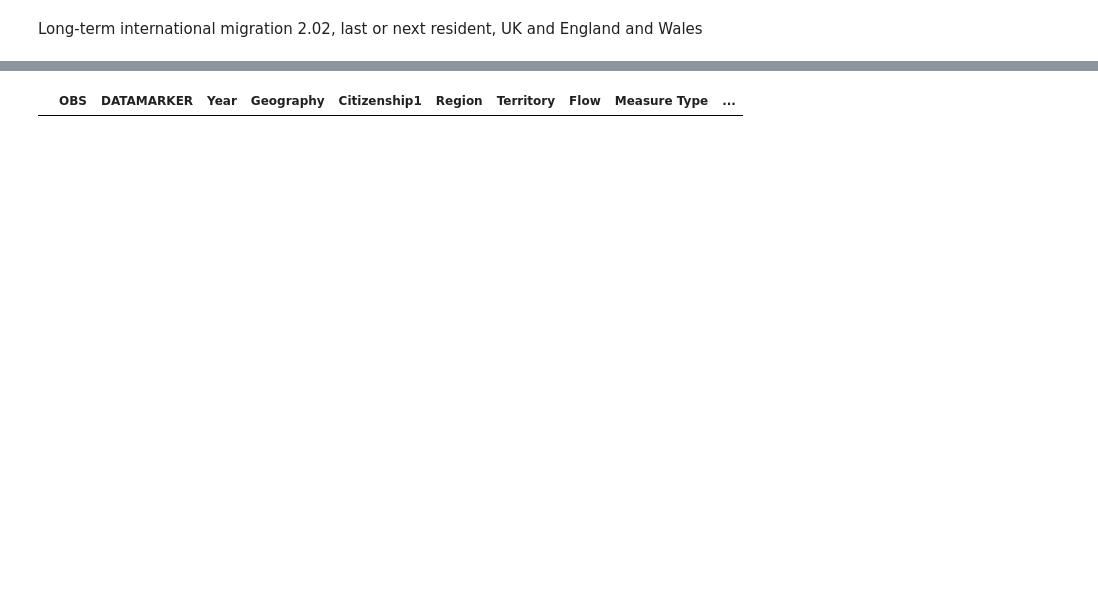
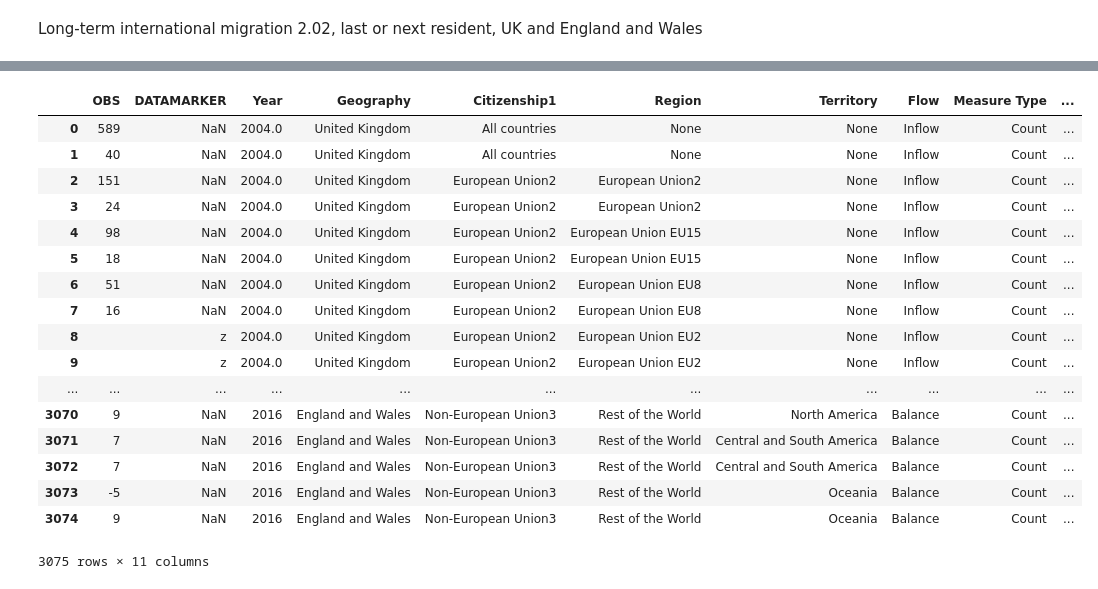
Before and after one commit to GSS-Cogs/ONS-LTIM-country-of-residence, a Jupyter notebook: Long-term international migration 2.02 next or last residence tidydata.ipynb, the cells around one changed output, grey strips where cells are left out. Cells and saved outputs as stored; diff of their text form; code cells hidden in the pictures; blank space fills up the shorter version.

```diff
--- a/Long-term international migration 2.02 next or last residence tidydata.ipynb
+++ b/Long-term international migration 2.02 next or last residence tidydata.ipynb
@@ -125,0 +171,21 @@ new_table
+# %%
+new_table[new_table['DATAMARKER'] != 'None']
+# %% [output]
+|  | OBS | DATAMARKER | Year | Geography | Citizenship1 | Region | Territory | Flow | Measure Type | ... |
+| 0 | 589 | NaN | 2004.0 | United Kingdom | All countries | None | None | Inflow | Count | ... |
+| 1 | 40 | NaN | 2004.0 | United Kingdom | All countries | None | None | Inflow | Count | ... |
+| 2 | 151 | NaN | 2004.0 | United Kingdom | European Union2 | European Union2 | None | Inflow | Count | ... |
+| 3 | 24 | NaN | 2004.0 | United Kingdom | European Union2 | European Union2 | None | Inflow | Count | ... |
+| 4 | 98 | NaN | 2004.0 | United Kingdom | European Union2 | European Union EU15 | None | Inflow | Count | ... |
+| 5 | 18 | NaN | 2004.0 | United Kingdom | European Union2 | European Union EU15 | None | Inflow | Count | ... |
+| 6 | 51 | NaN | 2004.0 | United Kingdom | European Union2 | European Union EU8 | None | Inflow | Count | ... |
+| 7 | 16 | NaN | 2004.0 | United Kingdom | European Union2 | European Union EU8 | None | Inflow | Count | ... |
+| 8 |  | z | 2004.0 | United Kingdom | European Union2 | European Union EU2 | None | Inflow | Count | ... |
+| 9 |  | z | 2004.0 | United Kingdom | European Union2 | European Union EU2 | None | Inflow | Count | ... |
+| ... | ... | ... | ... | ... | ... | ... | ... | ... | ... | ... |
+| 3070 | 9 | NaN | 2016 | England and Wales | Non-European Union3 | Rest of the World | North America | Balance | Count | ... |
+| 3071 | 7 | NaN | 2016 | England and Wales | Non-European Union3 | Rest of the World | Central and South America | Balance | Count | ... |
+| 3072 | 7 | NaN | 2016 | England and Wales | Non-European Union3 | Rest of the World | Central and South America | Balance | Count | ... |
+| 3073 | -5 | NaN | 2016 | England and Wales | Non-European Union3 | Rest of the World | Oceania | Balance | Count | ... |
+| 3074 | 9 | NaN | 2016 | England and Wales | Non-European Union3 | Rest of the World | Oceania | Balance | Count | ... |
+3075 rows × 11 columns
@@ -126,6 +194,2 @@ new_table
 # %%
 new_table.fillna('None', inplace = True)
-# %%
-new_table[new_table['OBS'] == 'z']
-# %% [output]
-|  | OBS | DATAMARKER | Year | Geography | Citizenship1 | Region | Territory | Flow | Measure Type | ... |
```
Also changed, not shown: parts of 57 cells of this notebook.
